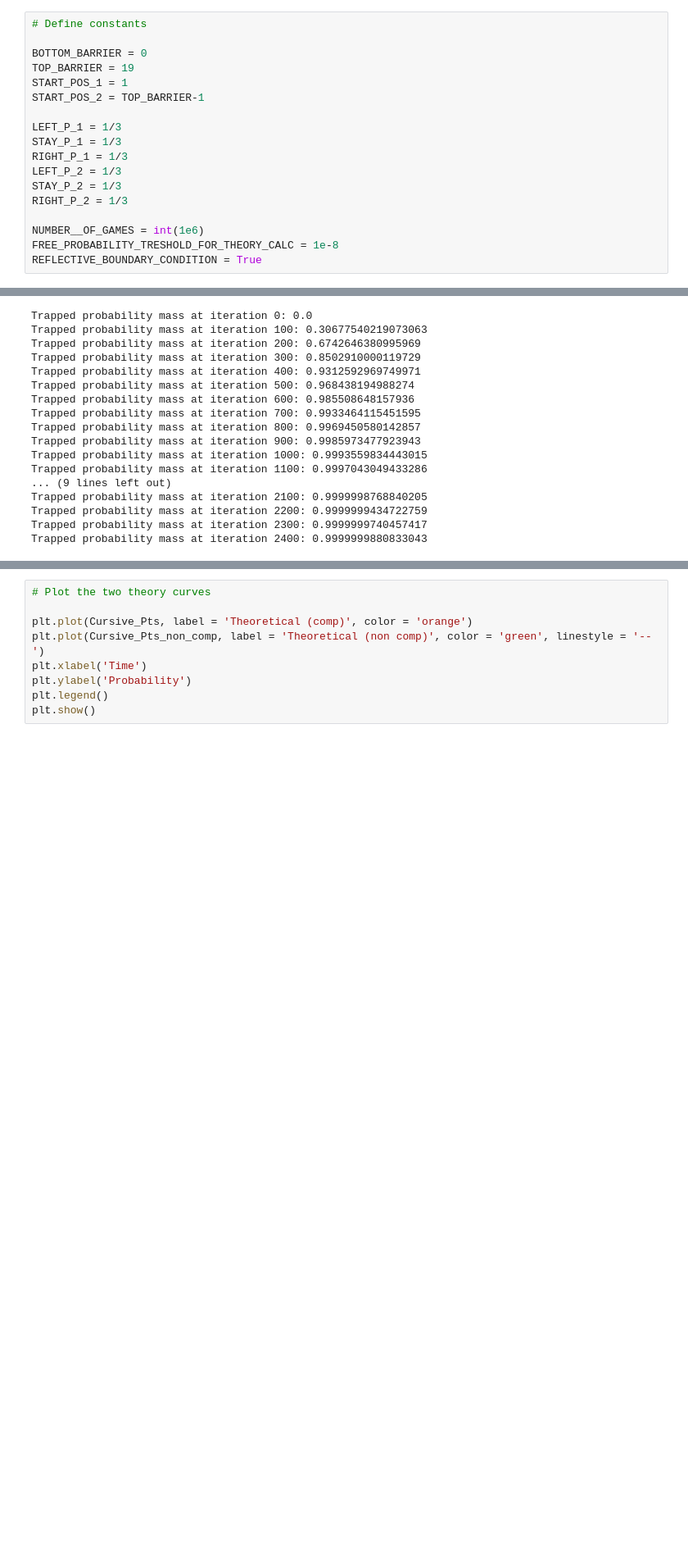
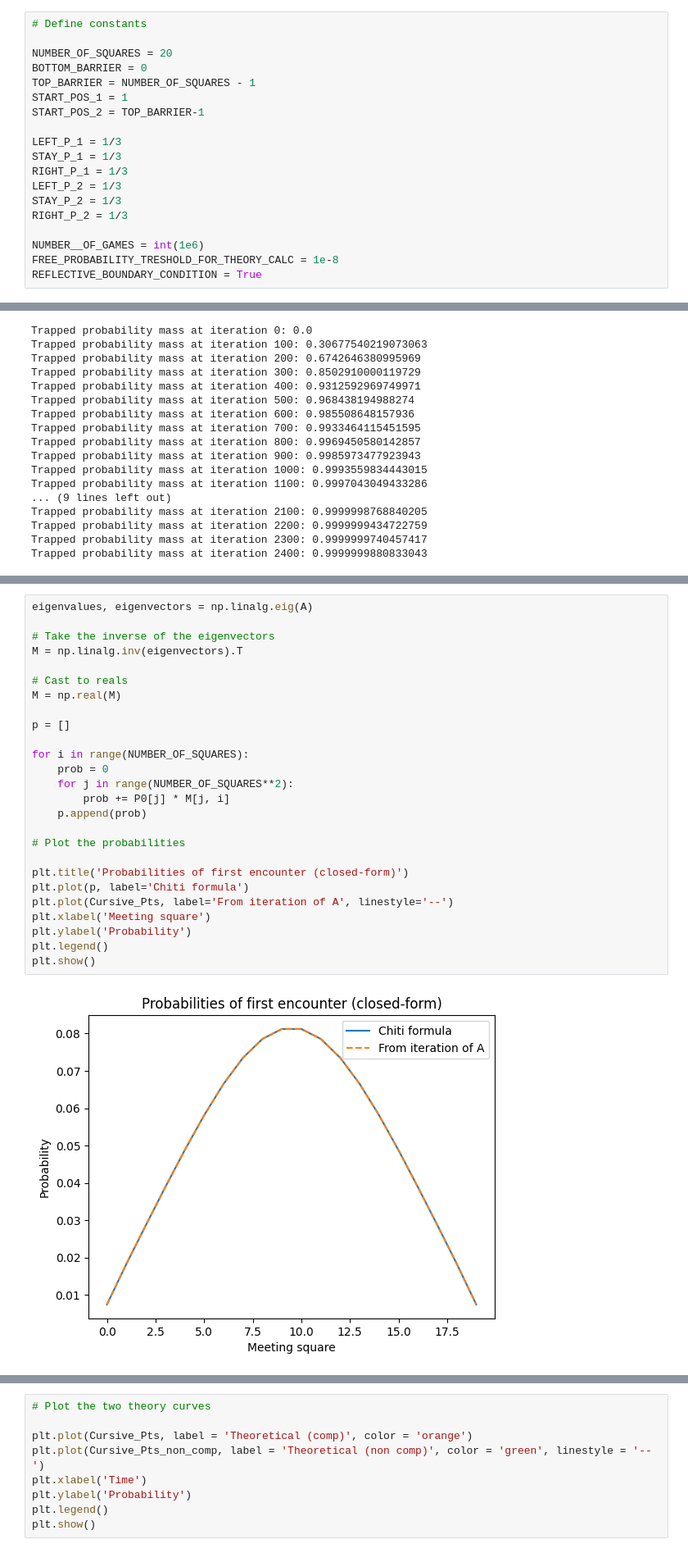
Before and after one commit to Buffoni/smart-walkers, a Jupyter notebook: theory_test.ipynb, the cells around one changed output, grey strips where cells are left out. Shown at 82% size. Saved outputs shown, nothing was run; the diff lists cells and outputs as text; blank space fills up the shorter version.

```diff
--- a/theory_test.ipynb
+++ b/theory_test.ipynb
@@ -76,8 +79,9 @@ def play_one_game(bottom_barrier, top_barrier, walker1, walker2, reflective_bc):
 # %%
 # Define constants
 
+NUMBER_OF_SQUARES = 20
 BOTTOM_BARRIER = 0
-TOP_BARRIER = 19
+TOP_BARRIER = NUMBER_OF_SQUARES - 1
 START_POS_1 = 1
 START_POS_2 = TOP_BARRIER-1
 
@@ -315,0 +338,28 @@ plt.show()
+# %%
+eigenvalues, eigenvectors = np.linalg.eig(A)
+
+# Take the inverse of the eigenvectors
+M = np.linalg.inv(eigenvectors).T
+
+# Cast to reals
+M = np.real(M)
+
+p = []
+
+for i in range(NUMBER_OF_SQUARES):
+    prob = 0
+    for j in range(NUMBER_OF_SQUARES**2):
+        prob += P0[j] * M[j, i]
+    p.append(prob)
+
+# Plot the probabilities
+
+plt.title('Probabilities of first encounter (closed-form)')
+plt.plot(p, label='Chiti formula')
+plt.plot(Cursive_Pts, label='From iteration of A', linestyle='--')
+plt.xlabel('Meeting square')
+plt.ylabel('Probability')
+plt.legend()
+plt.show()
+# %% [output]
+[figure, added]
```
Also changed, not shown: parts of 13 cells of this notebook, 1 other file.
